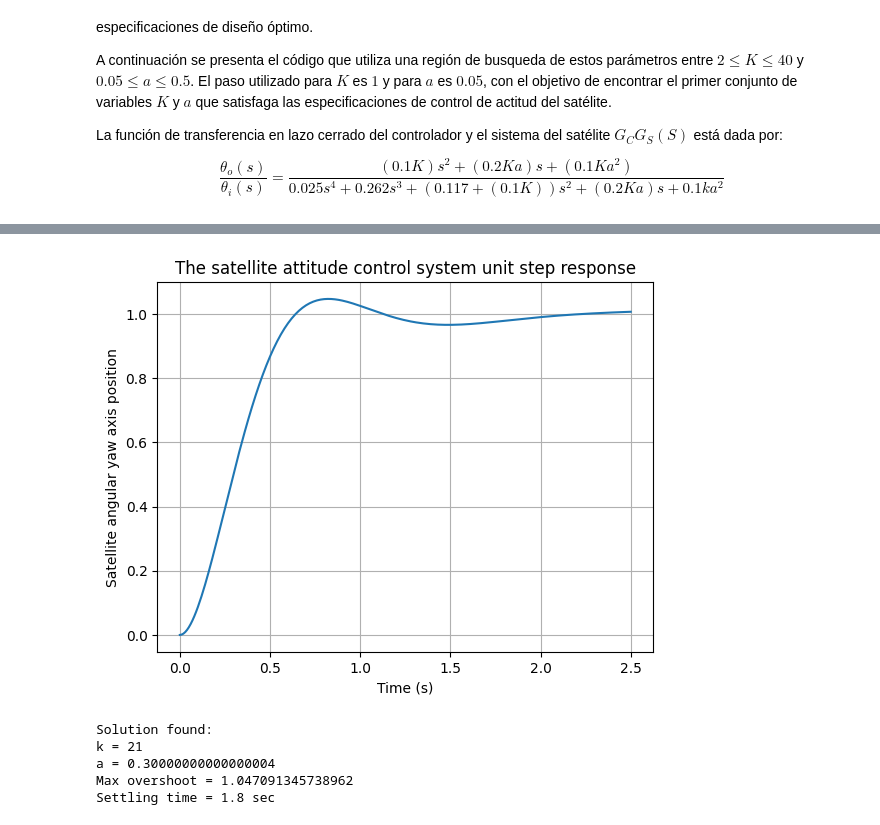
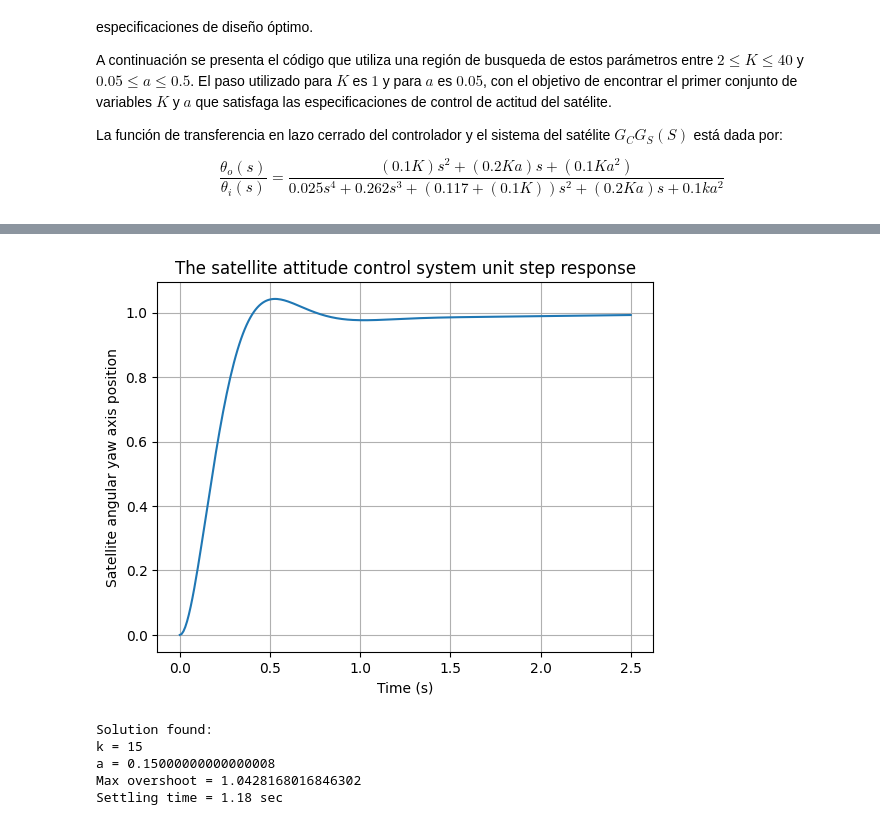
Before and after one commit to FacuBelisario/Tesis-MSE, a Jupyter notebook: SistemasDeControl/SistemaDeControlPID.ipynb, the cells around one changed output, grey strips where cells are left out. Cells and saved outputs as stored; diff of their text form; code cells hidden in the pictures.

```diff
--- a/SistemasDeControl/SistemaDeControlPID.ipynb
+++ b/SistemasDeControl/SistemaDeControlPID.ipynb
@@ -161,8 +181,8 @@ for k in range(40, 1, -1):
     # Bucle interior: variando a de 0.5 a 0.05
     for a in np.arange(0.5, 0.0, -0.05):
         # Definir el numerador y denominador de la función de transferencia
-        num = [0, 0, k, 2 * k * a, k * a**2]
-        den = [1, 6, 5 + k, 2 * k * a, k * a**2]
+        num = [0, 0, 0.1 * k, 0.2 * k * a, 0.1 * k * a**2]
+        den = [0.025, 0.262, 0.117 + (0.1 * k), 0.2 * k * a, 0.1 * k * a**2]
 
         # Crear el sistema de control
         sys = ctrl.TransferFunction(num, den)
@@ -180,36 +200,36 @@ for k in range(40, 1, -1):
 
         ts = (s - 1) * 0.01  # Tiempo de establecimiento
 
         # Verificar la condición para romper el bucle interno
         if 1.00 < m < 1.05 and ts < 2.0:
             solution = [k, a, m, ts]
             break  # Sale del bucle interno
 
     # Verificar la condición para romper el bucle externo
     if solution:
         break  # Sale del bucle externo
 
 # Graficar la respuesta al escalón
 plt.plot(t_out, y)
 plt.grid()
 plt.title('The satellite attitude control system unit step response')
 plt.xlabel('Time (s)')
 plt.ylabel('Satellite angular yaw axis position')
 plt.show()
 
 # Imprimir la solución encontrada
 if solution:
     print("Solution found:")
     print(f"k = {solution[0]}")
     print(f"a = {solution[1]}")
     print(f"Max overshoot = {solution[2]}")
     print(f"Settling time = {solution[3]} sec")
 else:
     print("No valid solution found.")
 # %% [output]
-[figure, old version]
+[figure, new version]
 Solution found:
-k = 21
-a = 0.30000000000000004
-Max overshoot = 1.047091345738962
-Settling time = 1.8 sec
+k = 15
+a = 0.15000000000000008
+Max overshoot = 1.0428168016846302
+Settling time = 1.18 sec
```
Also changed, not shown: parts of 1 cell of this notebook.
